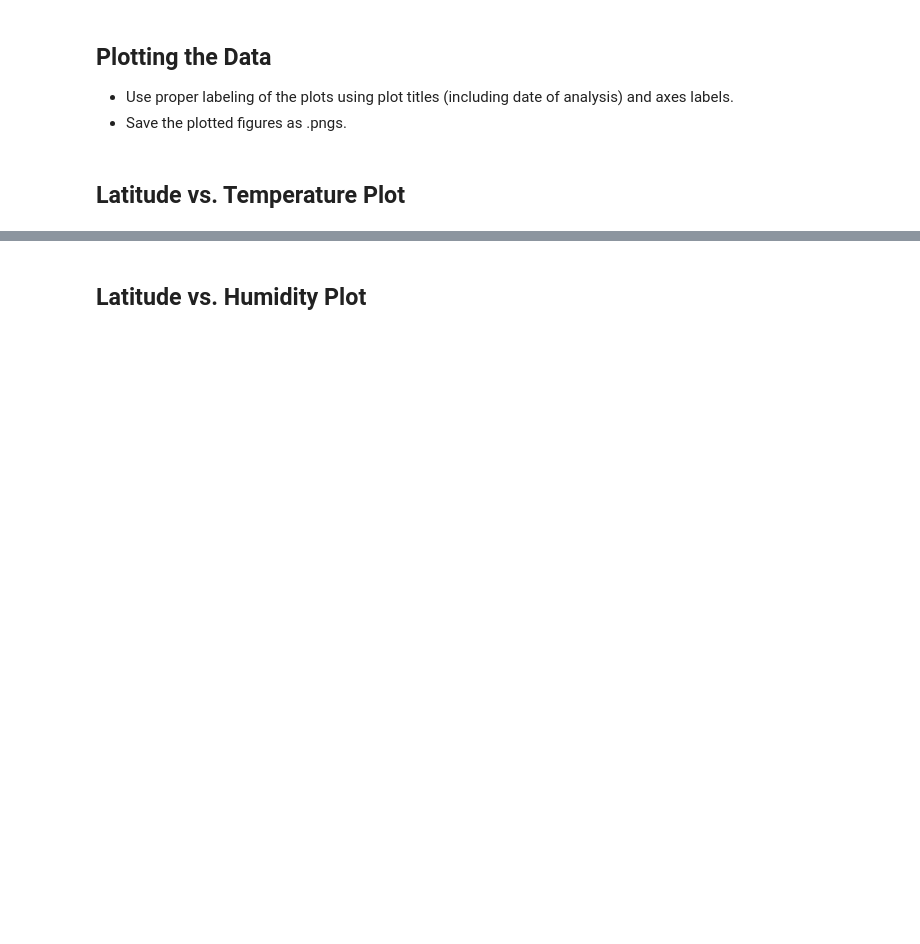
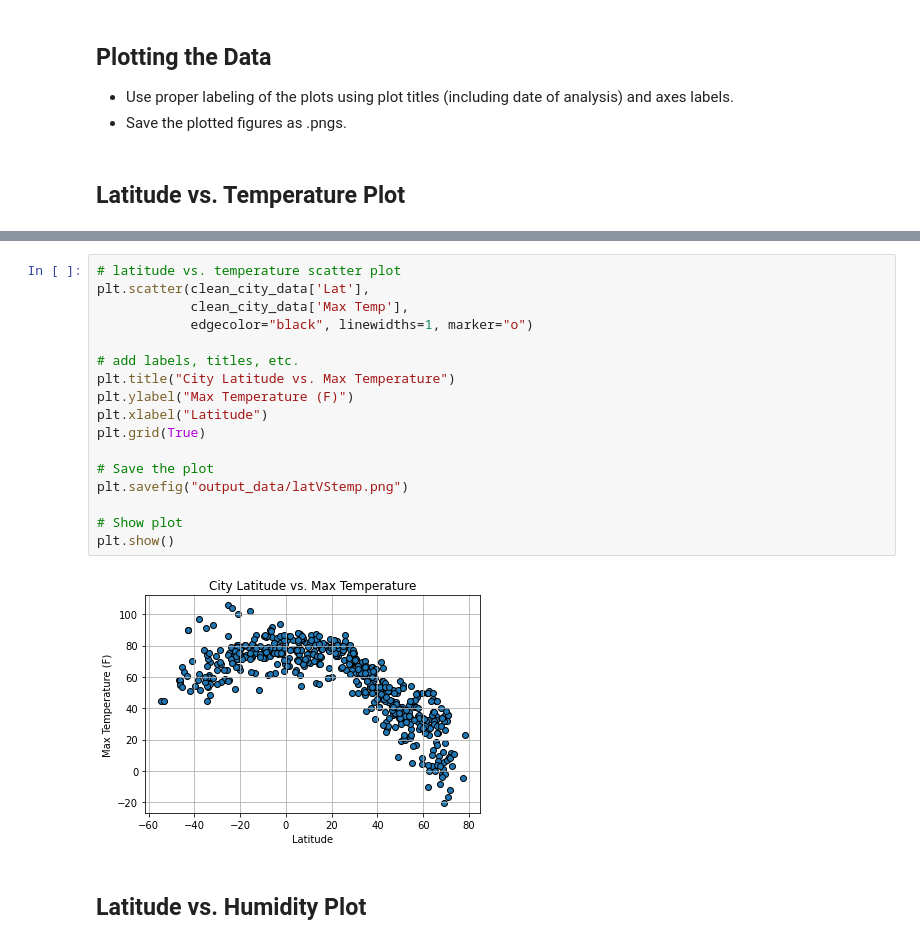
Before and after one commit to mscheme/python-api-challenge, a Jupyter notebook: WeatherPy/WeatherPy.ipynb, the cells around one changed output, grey strips where cells are left out. Saved outputs shown, nothing was run; the diff lists cells and outputs as text; blank space fills up the shorter version.

Commit message:
scatter plots

```diff
--- a/WeatherPy/WeatherPy.ipynb
+++ b/WeatherPy/WeatherPy.ipynb
@@ -153,2 +196,21 @@ Int64Index([], dtype='int64')
+# %%
+# latitude vs. temperature scatter plot
+plt.scatter(clean_city_data['Lat'],
+            clean_city_data['Max Temp'],
+            edgecolor="black", linewidths=1, marker="o")
+
+# add labels, titles, etc.
+plt.title("City Latitude vs. Max Temperature")
+plt.ylabel("Max Temperature (F)")
+plt.xlabel("Latitude")
+plt.grid(True)
+
+# Save the plot
+plt.savefig("output_data/latVStemp.png")
+
+# Show plot
+plt.show()
+# %% [output]
+[figure, added]
 # %% [markdown]
 ## Latitude vs. Humidity Plot
```
Also changed, not shown: parts of 17 cells of this notebook, 4 other files.
